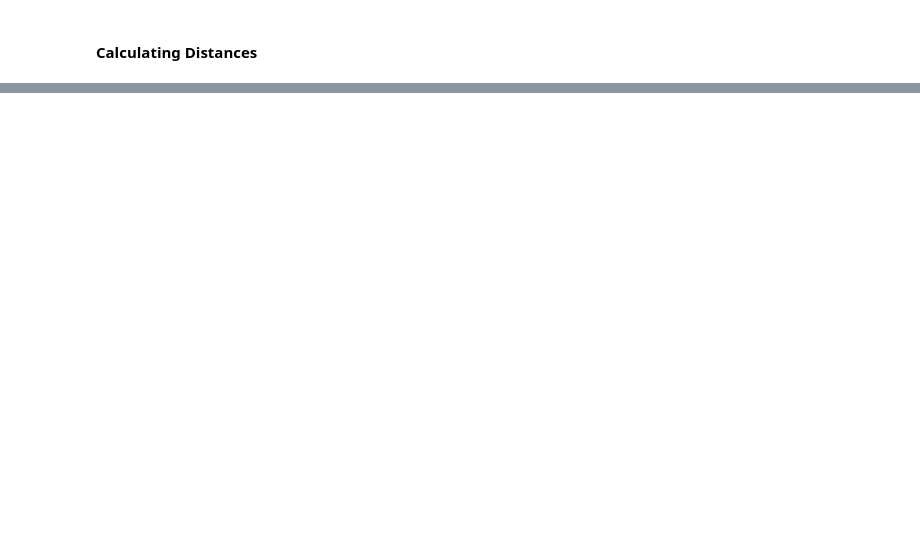
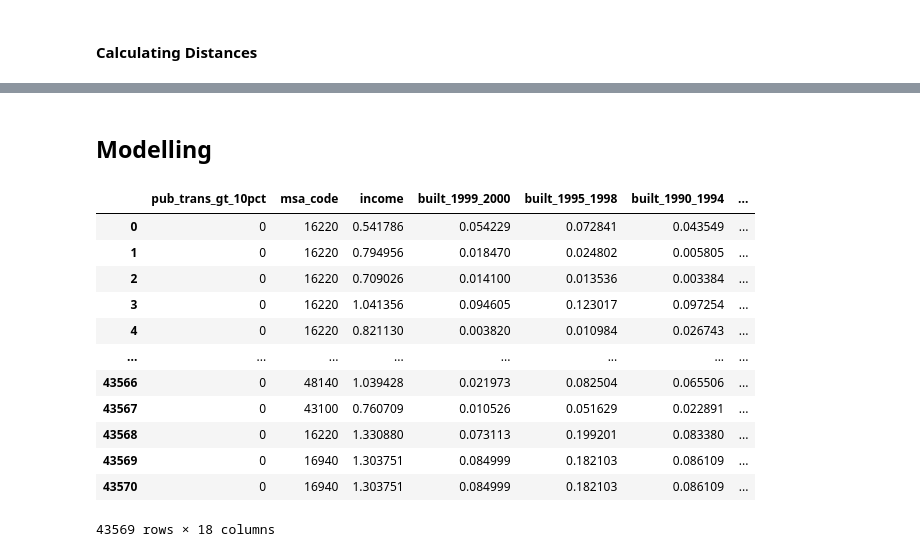
Before and after one commit to ldtcooper/urban-economics-project, a Jupyter notebook: notebook.ipynb, the cells around one changed output, grey strips where cells are left out. Saved outputs shown, nothing was run; the diff lists cells and outputs as text; code cells hidden in the pictures; blank space fills up the shorter version.

Commit message:
main Finish modelling work

```diff
--- a/notebook.ipynb
+++ b/notebook.ipynb
@@ -620,0 +236,20 @@ msa_tracts_with_dist.to_csv('./data/msa_tracts_dist.csv')
+# %% [markdown]
+## Modelling
+# %%
+data = pd.read_csv('./data/msa_tracts_dist.csv', index_col=False)
+data.dropna(inplace=True)
+data
+# %% [output]
+|  | pub_trans_gt_10pct | msa_code | income | built_1999_2000 | built_1995_1998 | built_1990_1994 | ... |
+| 0 | 0 | 16220 | 0.541786 | 0.054229 | 0.072841 | 0.043549 | ... |
+| 1 | 0 | 16220 | 0.794956 | 0.018470 | 0.024802 | 0.005805 | ... |
+| 2 | 0 | 16220 | 0.709026 | 0.014100 | 0.013536 | 0.003384 | ... |
+| 3 | 0 | 16220 | 1.041356 | 0.094605 | 0.123017 | 0.097254 | ... |
+| 4 | 0 | 16220 | 0.821130 | 0.003820 | 0.010984 | 0.026743 | ... |
+| ... | ... | ... | ... | ... | ... | ... | ... |
+| 43566 | 0 | 48140 | 1.039428 | 0.021973 | 0.082504 | 0.065506 | ... |
+| 43567 | 0 | 43100 | 0.760709 | 0.010526 | 0.051629 | 0.022891 | ... |
+| 43568 | 0 | 16220 | 1.330880 | 0.073113 | 0.199201 | 0.083380 | ... |
+| 43569 | 0 | 16940 | 1.303751 | 0.084999 | 0.182103 | 0.086109 | ... |
+| 43570 | 0 | 16940 | 1.303751 | 0.084999 | 0.182103 | 0.086109 | ... |
+43569 rows × 18 columns
```
Also changed, not shown: parts of 41 cells of this notebook, 5 other files.
